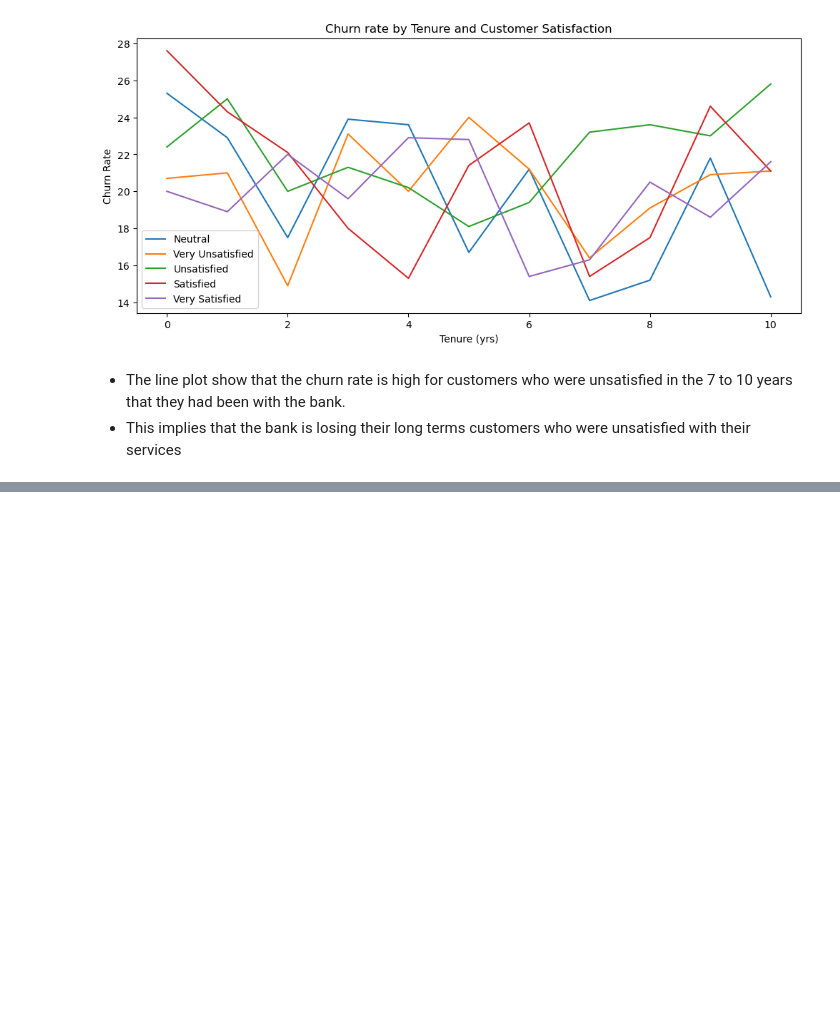
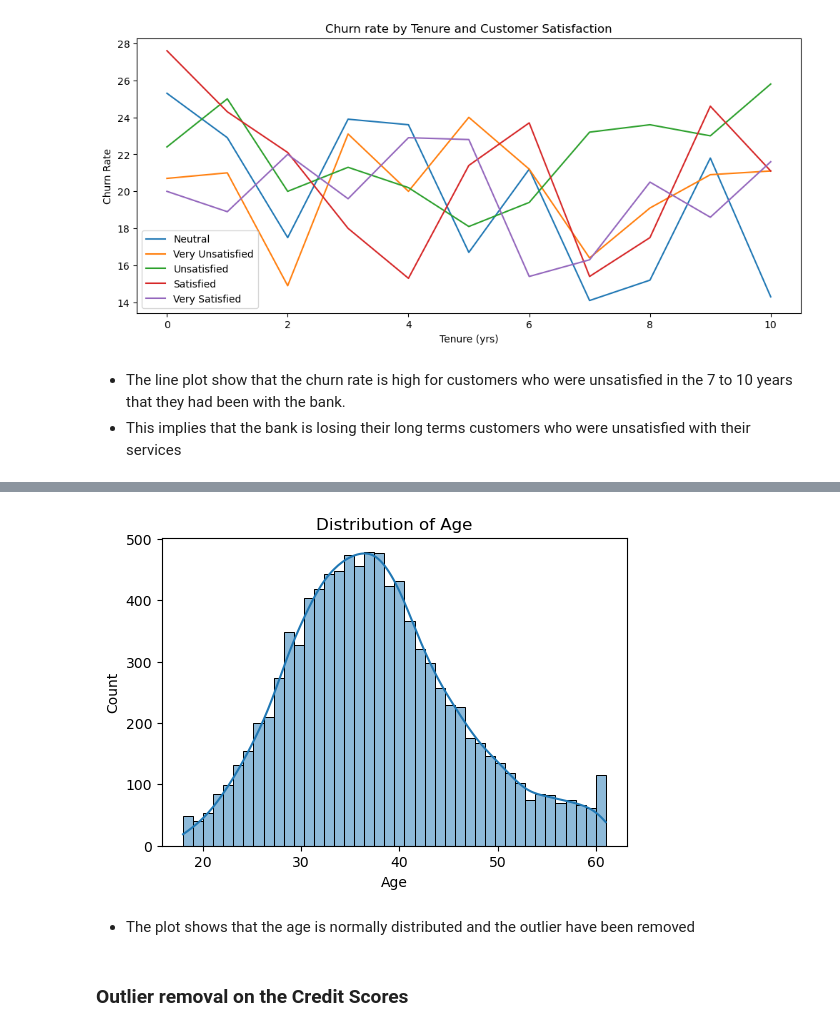
Before and after one commit to valezenwanne/Bank-Customer-Churn-Prediction, a Jupyter notebook: Bank Customer Churn Prediction.ipynb, the cells around one changed output, grey strips where cells are left out. Cells and saved outputs as stored; diff of their text form; code cells hidden in the pictures; blank space fills up the shorter version.

```diff
--- a/Bank Customer Churn Prediction.ipynb
+++ b/Bank Customer Churn Prediction.ipynb
@@ -1472,0 +1551,17 @@ plt.show()
+# %%
+#using inter-quartile range to get the outliers
+
+#define the Q1 and Q3
+Q1 = df2['Age'].quantile(0.25)
+Q3 = df2['Age'].quantile(0.75)
+
+#getting the IQR
+IQR = Q3 - Q1
+
+#setting the min_threshold and max_threshold
+min_threshold = Q1 - (1.5*IQR)
+max_threshold = Q3 + (1.5*IQR)
+
+#getting the outliers
+outlier_IQR = df2[(df2['Age']<min_threshold)|(df2['Age']>max_threshold)]
+outlier_IQR
@@ -1472,0 +1599,5 @@ plt.show()
+# %%
+#remove outlier and create a new dataframe
+
+df2_no_outlier = df2[(df2['Age']>min_threshold)&(df2['Age']<max_threshold)]
+df2_no_outlier
@@ -1472,0 +1618,16 @@ plt.show()
+# %%
+#plotting the Age distribution
+
+fig, ax = plt.subplots(figsize=[6,4])
+
+
+sns.histplot(df2_no_outlier['Age'], ax=ax, kde=True)
+ax.set_title('Distribution of Age')
+
+plt.show()
+# %% [output]
+[figure, added]
+# %% [markdown]
+- The plot shows that the age is normally distributed and the outlier have been removed
+# %% [markdown]
+### Outlier removal on the Credit Scores
```
Also changed, not shown: parts of 45 cells of this notebook.
